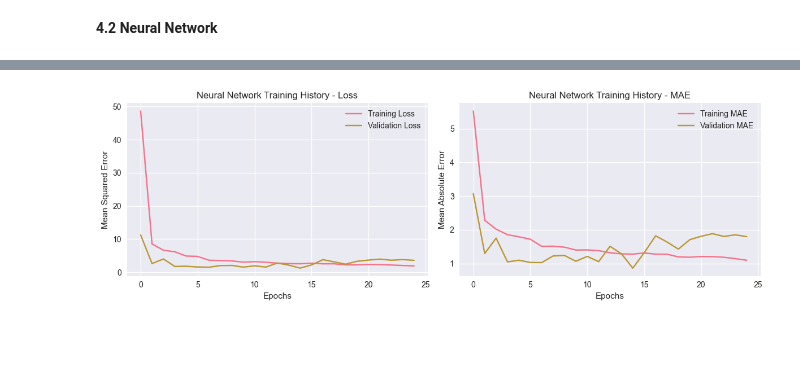
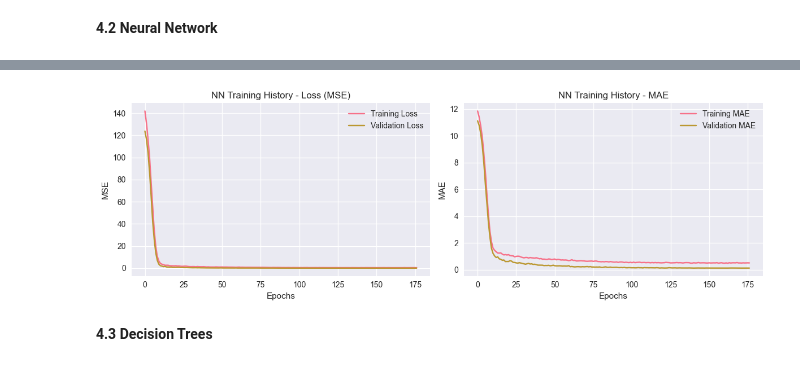
Before and after one commit to adil-w-khan/House-Price-Prediction, a Jupyter notebook: house_price_prediction.ipynb, the cells around one changed output, grey strips where cells are left out. Saved outputs shown, nothing was run; the diff lists cells and outputs as text; code cells hidden in the pictures; blank space fills up the shorter version.

Commit message:
update nn and build decision trees

```diff
--- a/house_price_prediction.ipynb
+++ b/house_price_prediction.ipynb
@@ -396,46 +396,50 @@ Training Time: 0.02 seconds
 # %% [markdown]
 **4.2 Neural Network**
 # %%
-print("\n -- Neural Network -- ")
+def create_neural_network(input_dim, learning_rate=1e-3):
+    model = keras.Sequential([
+        layers.Dense(128, activation='relu', input_shape=(input_dim,)),
+        layers.BatchNormalization(),
+        layers.Dropout(0.1),
 
-def create_neural_network(input_dim):
-    model = keras.Sequential([
-        layers.Dense(256, activation='relu', input_shape=(input_dim,)),
-        layers.Dropout(0.3),
-        layers.Dense(128, activation='relu'),
-        layers.Dropout(0.3),
         layers.Dense(64, activation='relu'),
-        layers.Dropout(0.2),
-        layers.Dense(32, activation='relu'),
-        layers.Dense(1)  # Output layer for regression
+        layers.BatchNormalization(),
+        layers.Dropout(0.1),
+        layers.Dense(1)  # Output for regression
     ])
 
-    model.compile(optimizer='adam', loss='mse', metrics=['mae'])
-
+    optimizer = keras.optimizers.Adam(learning_rate=learning_rate)
+    model.compile(optimizer=optimizer, loss='mse', metrics=['mae'])
     return model
 
-print("\nCreating and training the neural network...")
+print("\nCreating and training the tuned neural network...")
 start_time = time.time()
 
-# Create the model and train it
+# Build model
 nn_model = create_neural_network(X_train_scaled.shape[1])
 
-# Early stopping to prevent overfitting
-early_stopping = keras.callbacks.EarlyStopping(monitor='val_loss', patience=10, restore_best_weights=True)
+# Early stopping + learning rate scheduler
+early_stopping = keras.callbacks.EarlyStopping(monitor='val_loss', patience=20, restore_best_weights=True)
+reduce_lr = keras.callbacks.ReduceLROnPlateau(monitor='val_loss', factor=0.5, patience=10, verbose=1)
 
-# Train the model
-history = nn_model.fit(X_train_scaled, y_train_log,
-                       validation_data=(X_val_scaled, y_val_log),
-                       epochs=100,
-                       batch_size=32,
-                       callbacks=[early_stopping],
-                       verbose=0)
+# Train
+history = nn_model.fit(
+    X_train_scaled, y_train_log,
+    validation_data=(X_val_scaled, y_val_log),
+    epochs=500,
+    batch_size=32,
+    callbacks=[early_stopping, reduce_lr],
+    verbose=0
+)
 
-# Make Predictions
-nn_pred_log = nn_model.predict(X_val_scaled, verbose=0)
-nn_pred = np.exp(nn_pred_log.flatten())  # Convert back to original scale
+# Predictions (log scale + original scale)
+nn_pred_log = nn_model.predict(X_val_scaled, verbose=0).flatten()
+nn_pred = np.exp(nn_pred_log)
+
 nn_time = time.time() - start_time
-evaluate_model("Neural Network", y_val, nn_pred, nn_time)
+
+# Evaluate
+evaluate_model("Tuned Neural Network", y_val, nn_pred, nn_time)
 
 # Plot training history
 plt.figure(figsize=(12, 4))
@@ -443,17 +447,17 @@ plt.figure(figsize=(12, 4))
 plt.subplot(1, 2, 1)
 plt.plot(history.history['loss'], label='Training Loss')
 plt.plot(history.history['val_loss'], label='Validation Loss')
-plt.title('Neural Network Training History - Loss')
+plt.title('NN Training History - Loss (MSE)')
 plt.xlabel('Epochs')
-plt.ylabel('Mean Squared Error')
+plt.ylabel('MSE')
 plt.legend()
 
 plt.subplot(1, 2, 2)
 plt.plot(history.history['mae'], label='Training MAE')
 plt.plot(history.history['val_mae'], label='Validation MAE')
-plt.title('Neural Network Training History - MAE')
+plt.title('NN Training History - MAE')
 plt.xlabel('Epochs')
-plt.ylabel('Mean Absolute Error')
+plt.ylabel('MAE')
 plt.legend()
 
 plt.tight_layout()
@@ -471 +485,3 @@ Training Time: 2.33 seconds
-[figure, old version]
+[figure, new version]
+# %% [markdown]
+**4.3 Decision Trees**
```
Also changed, not shown: parts of 2 cells of this notebook, 1 other file.
